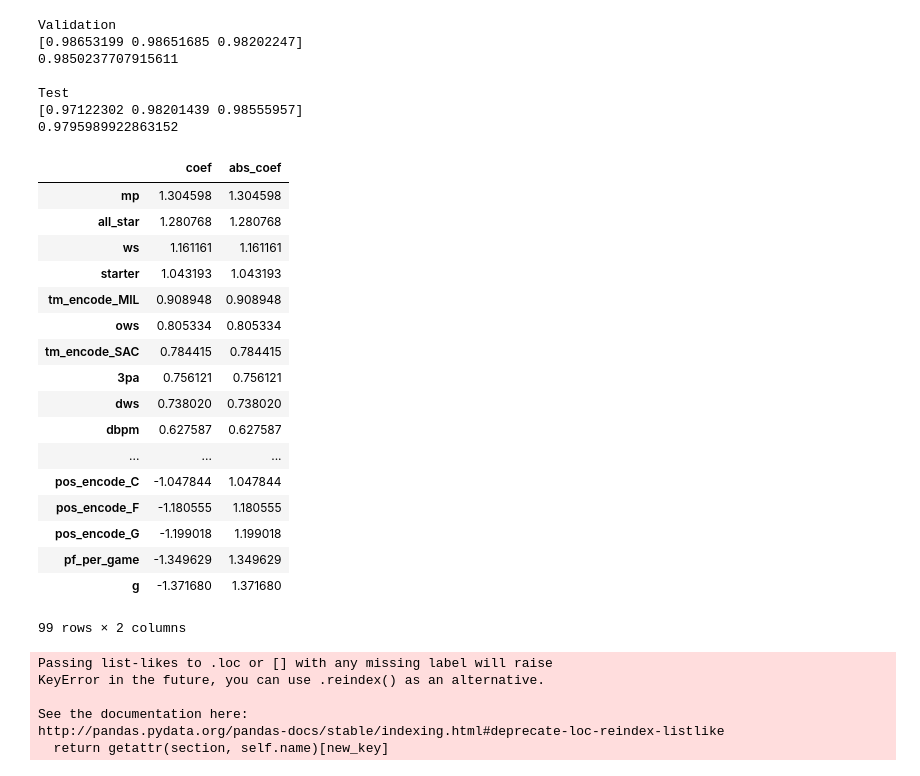
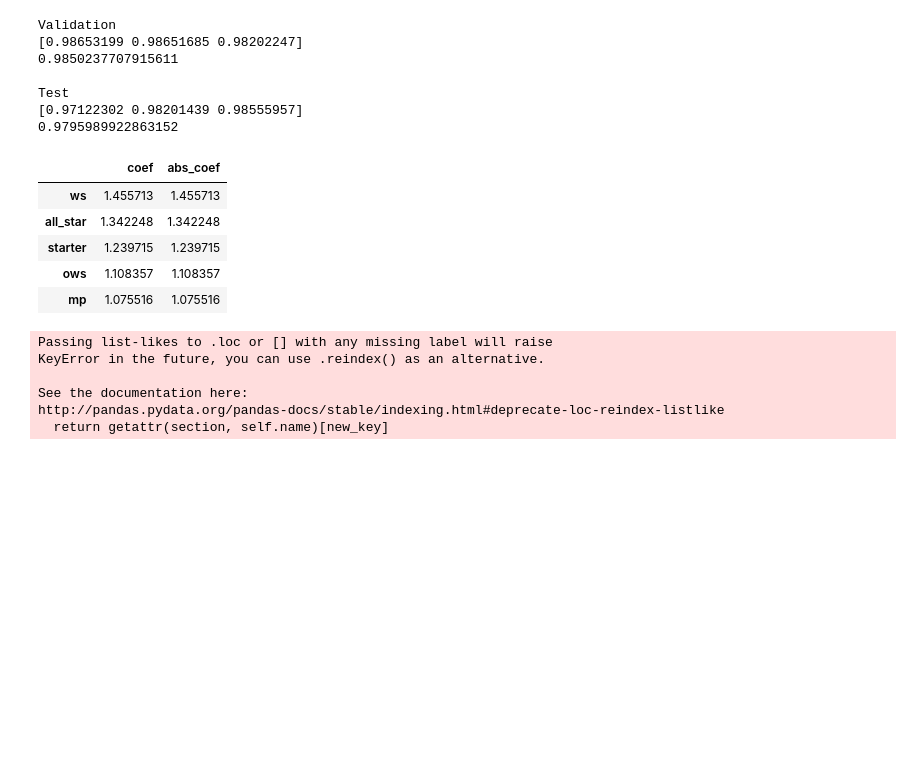
Before and after one commit to jquella/DSI_capstone, a Jupyter notebook: model_v1.ipynb, the cells around one changed output. Saved outputs shown, nothing was run; the diff lists cells and outputs as text; code cells hidden in the pictures; blank space fills up the shorter version.

```diff
--- a/model_v1.ipynb
+++ b/model_v1.ipynb
@@ -39,3 +61,7 @@ merged['award_pos'] = merged['award_pos'].apply(lambda x: awardpos_dict.get(x))
+# %%
+team_dict = {'NJN': 'BRK', 'NOH':'NOP', 'WSB':'WAS', 'NOK':'NOP', 'SEA':'OKC', 'CHH':'CHA', 'VAN':'MEM', 'CHO':'CHA'}
+
+merged['tm_name'] = merged['tm_name'].map(lambda x: x if team_dict.get(x) == None else team_dict.get(x))
 # %% [markdown]
 **Notes**
 - Need to actually hold out a couple years fully for unseen data. So we'll have:
@@ -43,3 +69,19 @@ merged['award_pos'] = merged['award_pos'].apply(lambda x: awardpos_dict.get(x))
     - Test data (6)
     - Holdout data (2)
 - Look up `Categorical Encoder`
+# %%
+missing = {'shaquille o\'neal': 1,
+           'tim duncan': 1,
+           'kevin garnett': 1,
+           'jason kidd': 1,
+           'gary payton': 1,
+           'alonzo mourning': 2,
+           'grant hill': 2,
+           'karl malone': 2,
+           'kobe bryant': 2,
+           'allen iverson': 2,
+           'david robinson': 3,
+           'vince carter': 3,
+           'chris webber': 3,
+           'eddie jones': 3,
+           'stephon marbury': 3}
@@ -45,0 +90,4 @@ merged['award_pos'] = merged['award_pos'].apply(lambda x: awardpos_dict.get(x))
+# %%
+for player in list(missing.keys()):
+    merged.loc[(merged['year'] == 2000) & (merged['player'] == player), 'award_tm'] = missing.get(player)
+    merged.loc[(merged['year'] == 2000) & (merged['player'] == player), 'target'] = 1
@@ -153,7 +179,3 @@ team_dict = {'NJN': 'BRK', 'NOH':'NOP', 'WSB':'WAS', 'NOK':'NOP', 'SEA':'OKC', '
-# %%
-X_train['tm_name'] = X_train['tm_name'].map(lambda x: x if team_dict.get(x) == None else team_dict.get(x))
-X_test['tm_name'] = X_test['tm_name'].map(lambda x: x if team_dict.get(x) == None else team_dict.get(x))
-X_hold['tm_name'] = X_hold['tm_name'].map(lambda x: x if team_dict.get(x) == None else team_dict.get(x))
 # %% [markdown]
 #### Time to set up a process for label, then one-hot encoding
 - For our two categorical columns
@@ -950,26 +968,14 @@ coefdf_pergame = pd.DataFrame(data=pipeline.named_steps['model'].coef_, index=['
 # %%
 coefdf_pergame['abs_coef'] = coefdf_pergame['coef'].apply(lambda x: abs(x))
 # %%
-coefdf_pergame.sort_values(by='coef', ascending=False)
+coefdf_pergame.sort_values(by='coef', ascending=False).head()
 # %% [output]
 |  | coef | abs_coef |
-| mp | 1.304598 | 1.304598 |
-| all_star | 1.280768 | 1.280768 |
-| ws | 1.161161 | 1.161161 |
-| starter | 1.043193 | 1.043193 |
-| tm_encode_MIL | 0.908948 | 0.908948 |
-| ows | 0.805334 | 0.805334 |
-| tm_encode_SAC | 0.784415 | 0.784415 |
-| 3pa | 0.756121 | 0.756121 |
-| dws | 0.738020 | 0.738020 |
-| dbpm | 0.627587 | 0.627587 |
-| ... | ... | ... |
-| pos_encode_C | -1.047844 | 1.047844 |
-| pos_encode_F | -1.180555 | 1.180555 |
-| pos_encode_G | -1.199018 | 1.199018 |
-| pf_per_game | -1.349629 | 1.349629 |
-| g | -1.371680 | 1.371680 |
+| ws | 1.455713 | 1.455713 |
+| all_star | 1.342248 | 1.342248 |
+| starter | 1.239715 | 1.239715 |
+| ows | 1.108357 | 1.108357 |
+| mp | 1.075516 | 1.075516 |
-99 rows × 2 columns
 # %%
 new_num_cols = [i for i in list(coefdf_pergame.index) if i not in cat_cols]
 # %%
```
Also changed, not shown: parts of 65 cells of this notebook, 14 other files.
